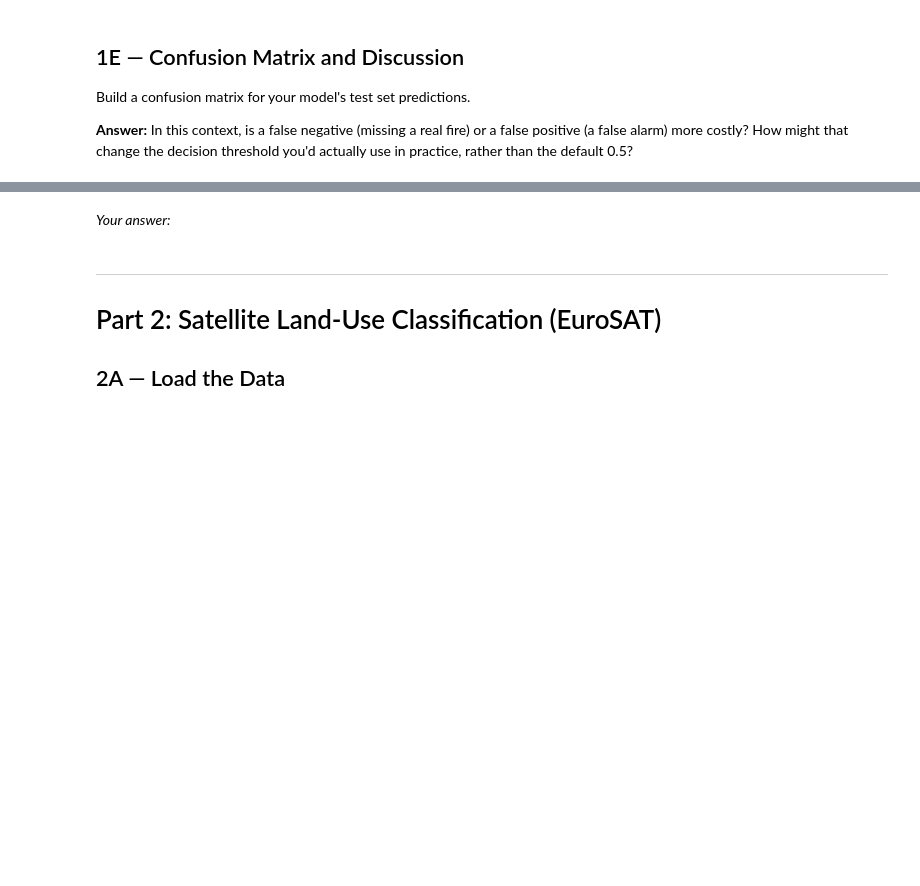
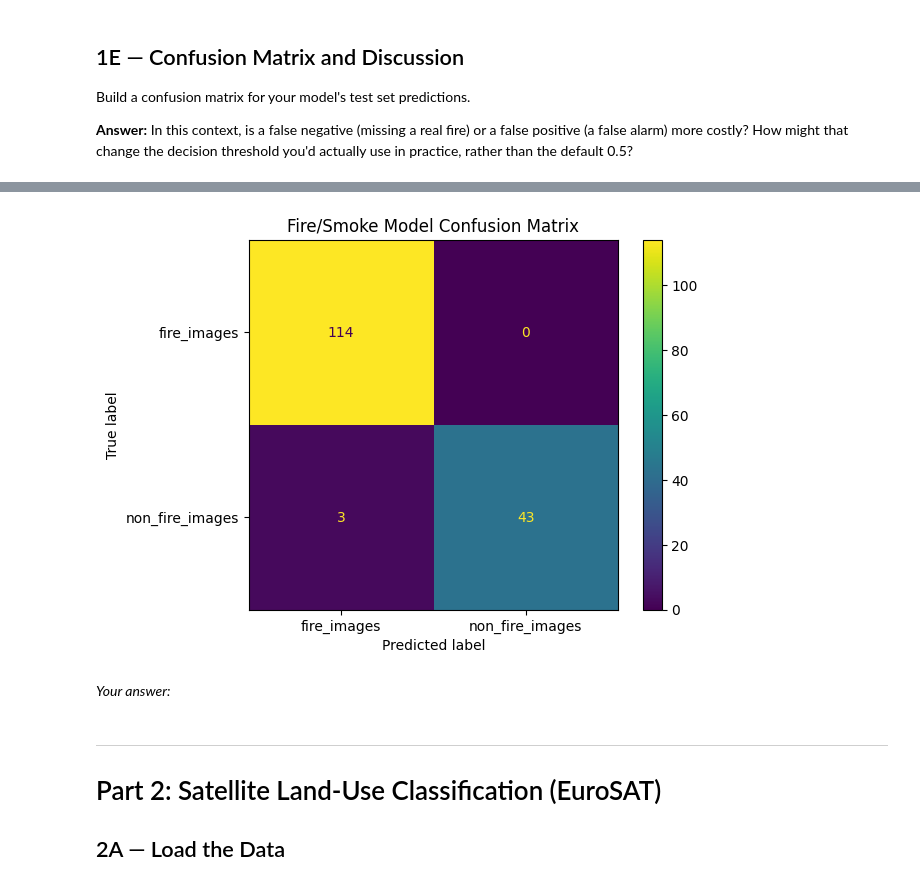
Before and after one commit to davinjmatias/IT480-FA26, a Jupyter notebook: Assignment2_TransferLearning.ipynb, the cells around one changed output, grey strips where cells are left out. Drawn from its saved outputs; the diff is of its cells as text; code cells hidden in the pictures; blank space fills up the shorter version.

```diff
--- a/Assignment2_TransferLearning.ipynb
+++ b/Assignment2_TransferLearning.ipynb
@@ -120,3 +313,19 @@ Build a confusion matrix for your model's test set predictions.
+# %%
+y_true = []
+y_pred = []
+
+for x, y in test_fire:
+    preds = model_fire.predict(x, verbose=0)
+    y_true.extend(y.numpy())
+    y_pred.extend((preds > 0.5).astype(int).flatten())
+
+cm = confusion_matrix(y_true, y_pred)
+disp = ConfusionMatrixDisplay(confusion_matrix=cm, display_labels=class_names_fire)
+disp.plot()
+plt.title("Fire/Smoke Model Confusion Matrix")
+plt.show()
+# %% [output]
+[figure, added]
 # %% [markdown]
 *Your answer:*
 # %% [markdown]
```
Also changed, not shown: parts of 48 cells of this notebook.
